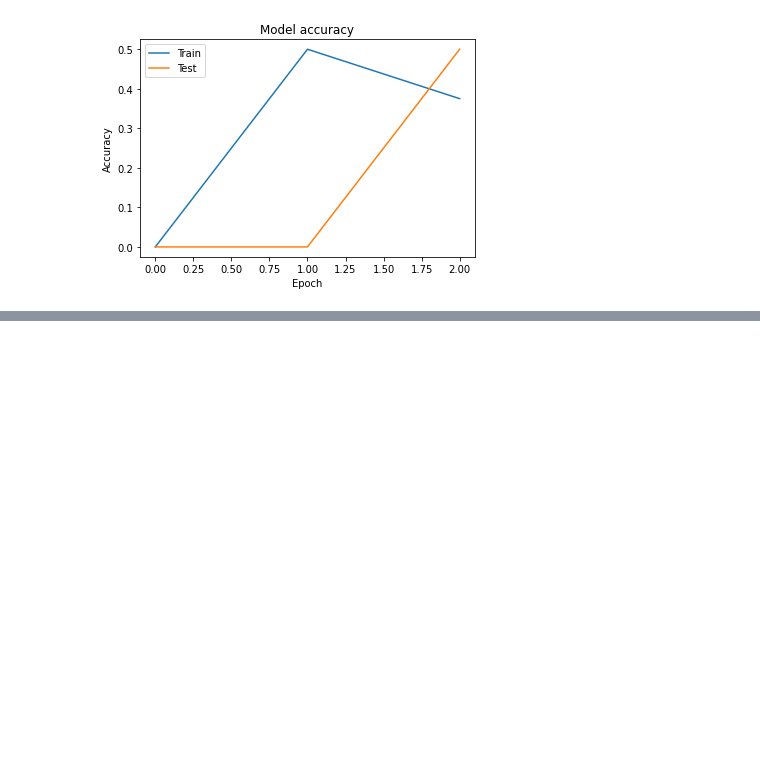
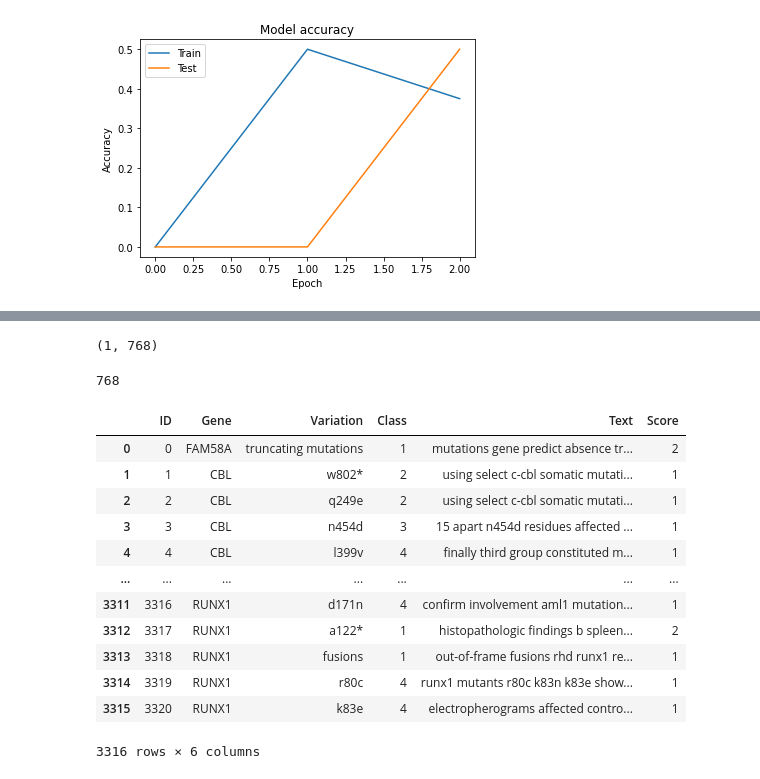
Before and after one commit to Chabname/RAPMC, a Jupyter notebook: notebook/BERT.ipynb, the cells around one changed output, grey strips where cells are left out. Saved outputs shown, nothing was run; the diff lists cells and outputs as text; code cells hidden in the pictures; blank space fills up the shorter version.

```diff
--- a/notebook/BERT.ipynb
+++ b/notebook/BERT.ipynb
@@ -278,0 +348,17 @@ plt.savefig("acc_plot.jpg")
+# %%
+nltk.download("stopwords")
+from nltk.corpus import stopwords
+sw = stopwords.words("english")
+
+def pre_processing(data):
+    # lowercase text
+    data = data.apply(lambda x: " ".join(i.lower() for i in  str(x).split()))
+#     # remove numeric values
+#     data = data.str.replace("\d","")
+#     # remove punctuations
+#     data = data.str.replace("[^\w\s]","")
+    # remove stopwords: the,a,an etc.
+    data = data.apply(lambda x: " ".join(i for i in x.split() if i not in sw))
+    data = data.apply(lambda x: re.sub("\.|,|\)|\(","",x))
+
+    return data
@@ -278,0 +433,28 @@ plt.savefig("acc_plot.jpg")
+# %%
+len(features(["article"], tokenizer))
+# %% [output]
+(1, 768)
+768
+# %%
+clean_dtf = pd.read_csv("../datas/all_data_clean_011.txt", sep = "\|\|", engine = "python")
+clean_dtf_one = pd.read_csv("../datas/all_data_clean_010.txt", sep = "\|\|", engine = "python")
+# %%
+text_one = clean_dtf_one["Text"]
+clean_text_one = pre_processing(text_one)
+clean_dtf_one["Text"] = clean_text_one
+# %%
+clean_dtf_one
+# %% [output]
+|  | ID | Gene | Variation | Class | Text | Score |
+| 0 | 0 | FAM58A | truncating mutations | 1 | mutations gene predict absence tr... | 2 |
+| 1 | 1 | CBL | w802* | 2 | using select c-cbl somatic mutati... | 1 |
+| 2 | 2 | CBL | q249e | 2 | using select c-cbl somatic mutati... | 1 |
+| 3 | 3 | CBL | n454d | 3 | 15 apart n454d residues affected ... | 1 |
+| 4 | 4 | CBL | l399v | 4 | finally third group constituted m... | 1 |
+| ... | ... | ... | ... | ... | ... | ... |
+| 3311 | 3316 | RUNX1 | d171n | 4 | confirm involvement aml1 mutation... | 1 |
+| 3312 | 3317 | RUNX1 | a122* | 1 | histopathologic findings b spleen... | 2 |
+| 3313 | 3318 | RUNX1 | fusions | 1 | out-of-frame fusions rhd runx1 re... | 1 |
+| 3314 | 3319 | RUNX1 | r80c | 4 | runx1 mutants r80c k83n k83e show... | 1 |
+| 3315 | 3320 | RUNX1 | k83e | 4 | electropherograms affected contro... | 1 |
+3316 rows × 6 columns
```
Also changed, not shown: parts of 63 cells of this notebook.
